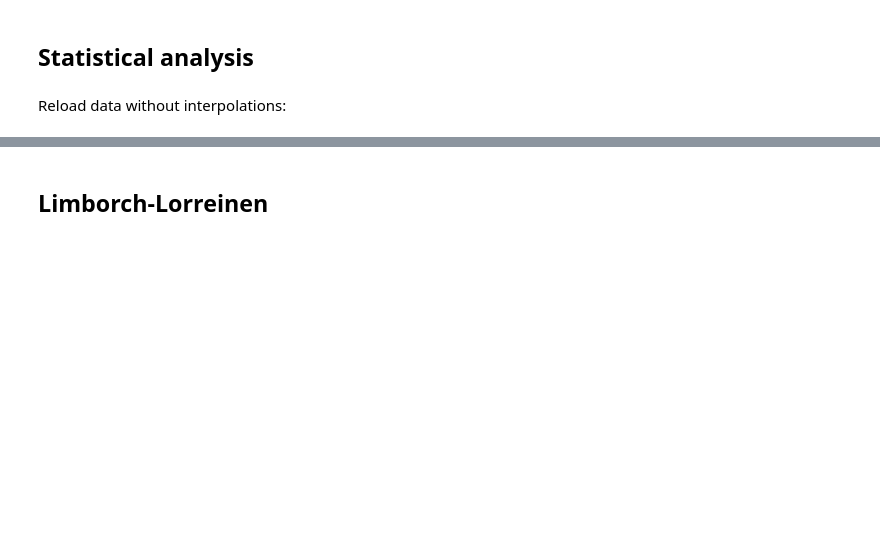
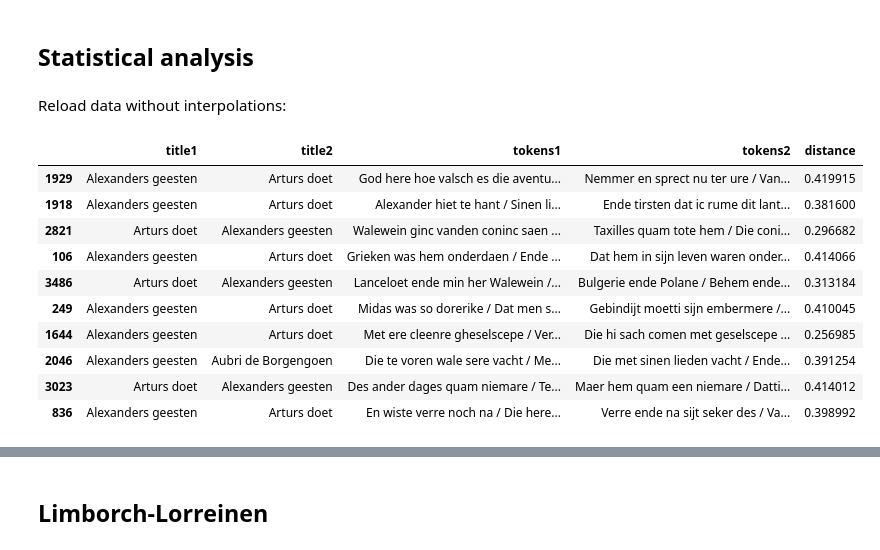
Before and after one commit to mikekestemont/zwerfverzen, a Jupyter notebook: notebooks/intertext.ipynb, the cells around one changed output, grey strips where cells are left out. Cells and saved outputs as stored; diff of their text form; code cells hidden in the pictures; blank space fills up the shorter version.

Commit message:
retrieve actual intertexts in loop

```diff
--- a/notebooks/intertext.ipynb
+++ b/notebooks/intertext.ipynb
@@ -1068,6 +1045,21 @@ results = pd.DataFrame(results, columns=['t1', 't2', 'hits', 'genre1', 'genre2',
                                          'author1', 'author2'])
 #results.to_excel('../figures/statistics.xlsx', index=False)
 #results
+# %%
+intertexts = pd.read_excel('../figures/intertexts.xlsx')
+intertexts.sample(10)
+# %% [output]
+|  | title1 | title2 | tokens1 | tokens2 | distance |
+| 1929 | Alexanders geesten | Arturs doet | God here hoe valsch es die aventu... | Nemmer en sprect nu ter ure / Van... | 0.419915 |
+| 1918 | Alexanders geesten | Arturs doet | Alexander hiet te hant / Sinen li... | Ende tirsten dat ic rume dit lant... | 0.381600 |
+| 2821 | Arturs doet | Alexanders geesten | Walewein ginc vanden coninc saen ... | Taxilles quam tote hem / Die coni... | 0.296682 |
+| 106 | Alexanders geesten | Arturs doet | Grieken was hem onderdaen / Ende ... | Dat hem in sijn leven waren onder... | 0.414066 |
+| 3486 | Arturs doet | Alexanders geesten | Lanceloet ende min her Walewein /... | Bulgerie ende Polane / Behem ende... | 0.313184 |
+| 249 | Alexanders geesten | Arturs doet | Midas was so dorerike / Dat men s... | Gebindijt moetti sijn embermere /... | 0.410045 |
+| 1644 | Alexanders geesten | Arturs doet | Met ere cleenre gheselscepe / Ver... | Die hi sach comen met geselscepe ... | 0.256985 |
+| 2046 | Alexanders geesten | Aubri de Borgengoen | Die te voren wale sere vacht / Me... | Die met sinen lieden vacht / Ende... | 0.391254 |
+| 3023 | Arturs doet | Alexanders geesten | Des ander dages quam niemare / Te... | Maer hem quam een niemare / Datti... | 0.414012 |
+| 836 | Alexanders geesten | Arturs doet | En wiste verre noch na / Die here... | Verre ende na sijt seker des / Va... | 0.398992 |
 # %%
 results = pd.read_excel('../figures/statistics.xlsx')
 results.sample(10)
```
Also changed, not shown: parts of 15 cells of this notebook.
